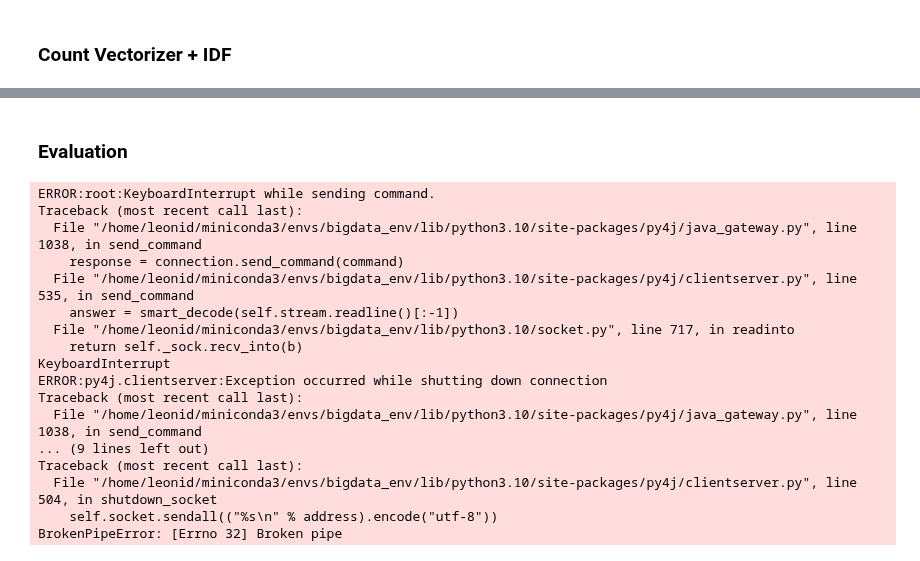
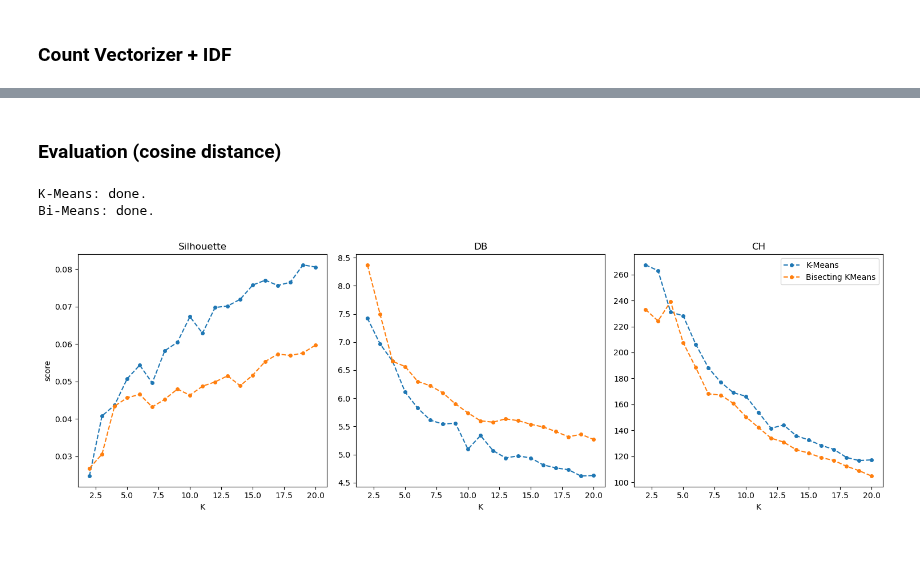
Before and after one commit to namvdo/bdpa-clickflow, a Jupyter notebook: ml/TF-IDF_clustering.ipynb, the cells around one changed output, grey strips where cells are left out. Cells and saved outputs as stored; diff of their text form; code cells hidden in the pictures.

Commit message:
TF-IDF represenation clustering eval

```diff
--- a/ml/TF-IDF_clustering.ipynb
+++ b/ml/TF-IDF_clustering.ipynb
@@ -56,46 +48,35 @@ vectorized.show(5)
 +----+-----+---+-----+-------+----------+--------------------+--------------------+--------------------+
 only showing top 5 rows
 # %% [markdown]
-### Evaluation
+### Evaluation (cosine distance)
 # %%
-results = {"K-Means": [], "Bisecting KMeans": [], "GMM": []}
-from pyspark.ml.clustering import BisectingKMeans, KMeans, GaussianMixture
-results["K-Means"].append(evaluate_clustering_model(KMeans(maxIter=30), vectorized, range(2, 21), features_col="tf-idf"))
-results["Bisecting KMeans"].append(evaluate_clustering_model(BisectingKMeans(maxIter=50), vectorized, range(2, 21), features_col="tf-idf"))
-results["GMM"].append(evaluate_clustering_model(GaussianMixture(), vectorized, range(2, 21), features_col="tf-idf"))
-fig, ax = plt.subplots(1, 3, figsize=(15, 10), sharex=False)
-models = list(results.keys())
-scores = ["Silhouette", "DB", "CH"]
-for r in range(1):
-    for m in models:
-        ax[r, 0].plot(results[m][r]["N_K"], results[m][r]["silouhette"], label= m, linestyle = "--", marker = "o", markersize = 4)
-        ax[r, 1].plot(results[m][r]["N_K"], results[m][r]["davies_bouldin"], label= m, linestyle = "--", marker = "o", markersize = 4)
-        ax[r, 2].plot(results[m][r]["N_K"], results[m][r]["calinski_harabasz"], label= m, linestyle = "--", marker = "o", markersize = 4)
-    for c in range(3):
-        ax[r, c].set_xlabel("K")
-        if r == 0:
-            ax[r, c].set_title(scores[c])
-        if c == 0:
-            ax[r, c].set_ylabel(f"score")
-        if c == 2:
-            ax[r, c].legend()
-plt.tight_layout()
-plt.show()
+results = {"K-Means": [], "Bisecting KMeans": []}
+from pyspark.ml.clustering import BisectingKMeans, KMeans
+results["K-Means"].append(evaluate_clustering_model(KMeans(maxIter=30), vectorized, range(2, 21), features_col="tf-idf", distance = "cosine"))
+print("K-Means: done.")
+results["Bisecting KMeans"].append(evaluate_clustering_model(BisectingKMeans(maxIter=50), vectorized, range(2, 21), features_col="tf-idf", distance = "cosine"))
+print("Bi-Means: done.")
 # %% [output]
-ERROR:root:KeyboardInterrupt while sending command.
-Traceback (most recent call last):
-  File "/home/leonid/miniconda3/envs/bigdata_env/lib/python3.10/site-packages/py4j/java_gateway.py", line 1038, in send_command
-    response = connection.send_command(command)
-  File "/home/leonid/miniconda3/envs/bigdata_env/lib/python3.10/site-packages/py4j/clientserver.py", line 535, in send_command
-    answer = smart_decode(self.stream.readline()[:-1])
-  File "/home/leonid/miniconda3/envs/bigdata_env/lib/python3.10/socket.py", line 717, in readinto
-    return self._sock.recv_into(b)
-KeyboardInterrupt
-ERROR:py4j.clientserver:Exception occurred while shutting down connection
-Traceback (most recent call last):
-  File "/home/leonid/miniconda3/envs/bigdata_env/lib/python3.10/site-packages/py4j/java_gateway.py", line 1038, in send_command
-... (9 lines left out)
-Traceback (most recent call last):
-  File "/home/leonid/miniconda3/envs/bigdata_env/lib/python3.10/site-packages/py4j/clientserver.py", line 504, in shutdown_socket
-    self.socket.sendall(("%s\n" % address).encode("utf-8"))
-BrokenPipeError: [Errno 32] Broken pipe
+K-Means: done.
+Bi-Means: done.
+# %%
+fig, ax = plt.subplots(1, 3, figsize=(15, 5), sharex=False)
+models = list(results.keys())
+scores = ["Silhouette", "DB", "CH"]
+for r in range(1):
+    for m in models:
+        ax[0].plot(results[m][r]["N_K"], results[m][r]["silouhette"], label= m, linestyle = "--", marker = "o", markersize = 4)
+        ax[1].plot(results[m][r]["N_K"], results[m][r]["davies_bouldin"], label= m, linestyle = "--", marker = "o", markersize = 4)
+        ax[2].plot(results[m][r]["N_K"], results[m][r]["calinski_harabasz"], label= m, linestyle = "--", marker = "o", markersize = 4)
+    for c in range(3):
+        ax[c].set_xlabel("K")
+        if r == 0:
+            ax[c].set_title(scores[c])
+        if c == 0:
+            ax[c].set_ylabel(f"score")
+        if c == 2:
+            ax[c].legend()
+plt.tight_layout()
+plt.show()
+# %% [output]
+[figure, added]
```
Also changed, not shown: parts of 3 cells of this notebook, 2 other files.
